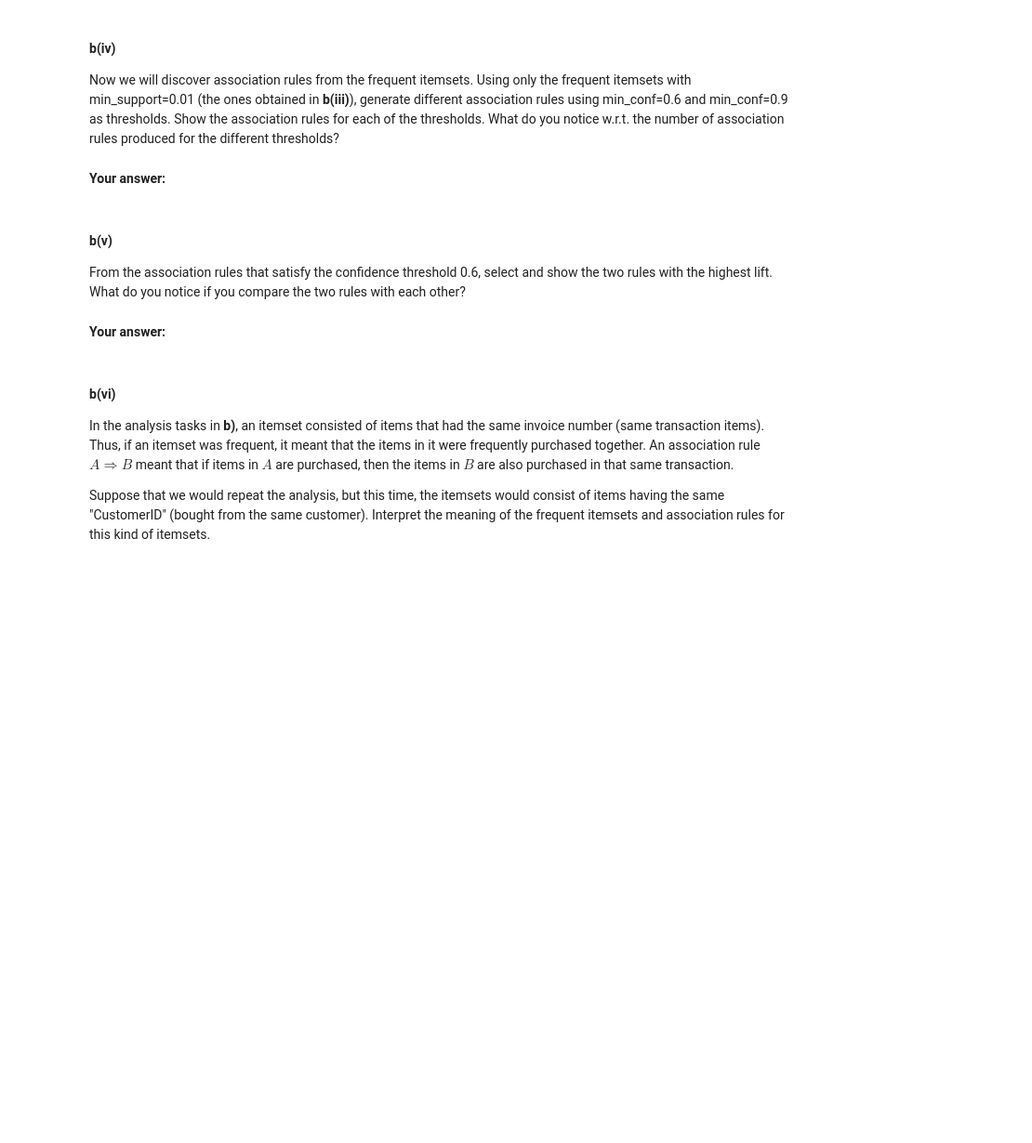
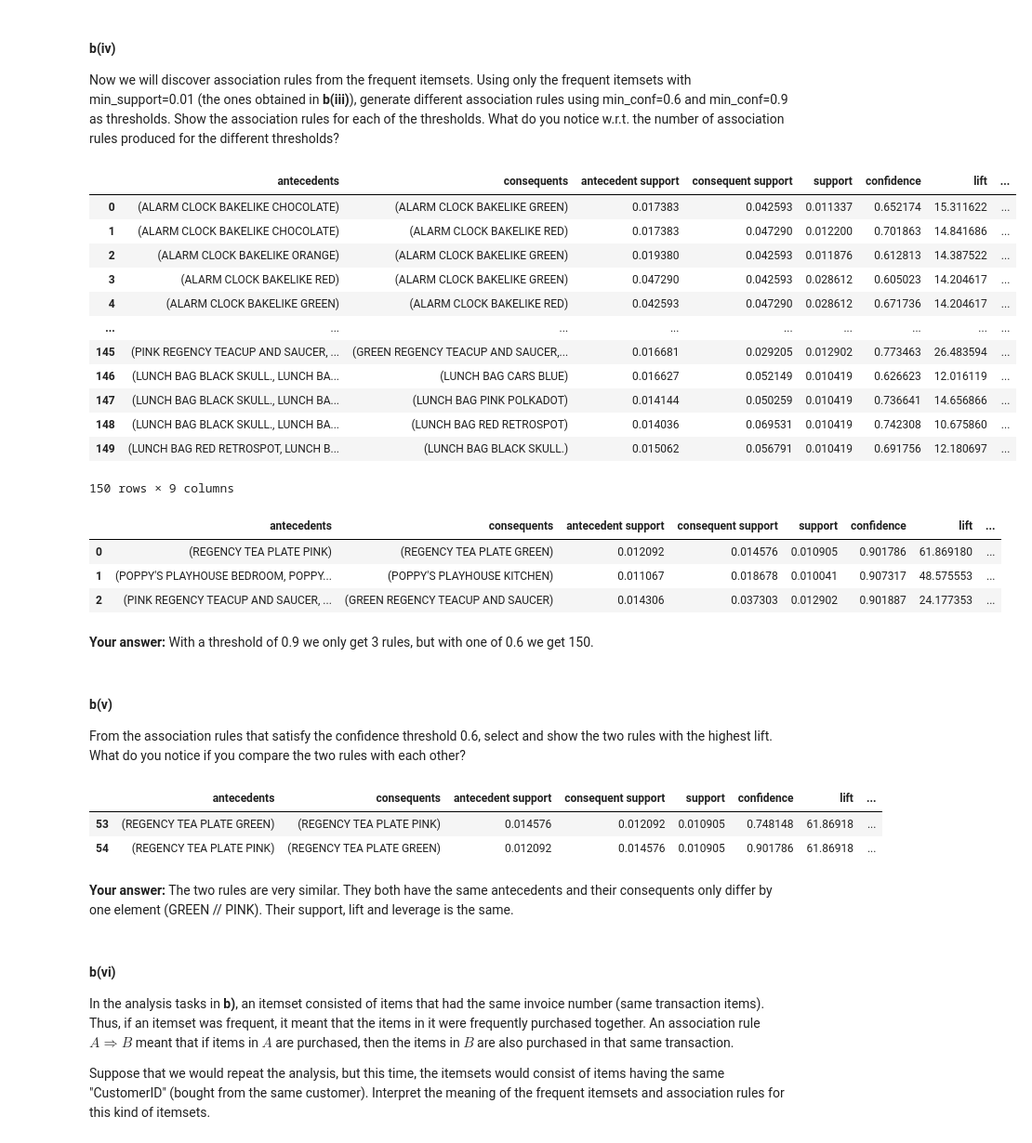
Before and after one commit to CodingTil/2022_23---Introduction-to-Data-Science---Exercises, a Jupyter notebook: assignment_2/assignment2.ipynb, the cells around one changed output. Shown at 93% size. Cells and saved outputs as stored; diff of their text form; code cells hidden in the pictures; blank space fills up the shorter version.

```diff
--- a/assignment_2/assignment2.ipynb
+++ b/assignment_2/assignment2.ipynb
@@ -432,7 +460,15 @@ You are interested in analyzing itemsets that are frequently purchased together.
 
 Apply these preprocessing steps to the dataset `retail_df` and apply them on the dataframe itself (e.g. set inplace=True).
 # %%
-# your code
+# 1) No missing values:
+if retail_df.isna().sum().sum() != 0:
+    raise Exception("There are missing values in the dataset that have to be corrected.")
+
+# 2) Standardize Description: Remove all whitespaces and replaces them with a single space between words:
+retail_df['Description'] = retail_df['Description'].apply(lambda des: " ".join(des.split()))
+
+# 3) Remove rows with Invoice number starting with letter 'C':
+retail_df.drop(retail_df[retail_df['Invoice'].apply(lambda i: i[0]) == 'C'].index, inplace=True)
 # %% [markdown]
 #### **a(iv)**
 After applying the preprocessing steps in **a(iii)** , repeat again the task **a(ii)**, that is:
@@ -455,4 +503,6 @@ Each invoice number in the dataset identifies a unique transaction. There are po
 
 Create a new dataframe named `transaction_df` with two columns: "Invoice" and "Description". Here the "Invoice" value is the index of the dataframe (the unique number identifying each row) and "Description" is the column containing all items (without duplicates) purchased within the transaction with that invoice number. Display the first few rows of your dataframe. How many rows does the `transaction_df` have?
 # %%
-# your code
+transaction_df = retail_df.groupby('Invoice').agg({'Description': lambda des: des.unique()})
+print(f"transaction_df has {transaction_df.shape[0]} rows.")
+transaction_df.head()
@@ -464,4 +523,6 @@ Next, we want to compute frequent itemsets and association rules based on the se
 
 *Hint: Note that your dataframe 'transactions' must contain as many rows as there are invoice numbers and as many columns as there are unique products.*
 # %%
-# your code
+encoder = TransactionEncoder()
+transactions = pd.DataFrame(encoder.fit_transform(list(transaction_df['Description'])), index=transaction_df.index, columns=encoder.columns_)
+transactions.shape
@@ -469,4 +532,5 @@ Next, we want to compute frequent itemsets and association rules based on the se
 #### **b(iii)**
 Use the apriori method on `transactions` to obtain all frequent itemsets using min_support=0.01. Display all frequent itemsets that have at least three items. What support count does an itemset have for our case if it satisfies min_support=0.01?
 # %%
-# your code
+fi = apriori(transactions, min_support=0.01, use_colnames=True)
+fi[fi['itemsets'].apply(lambda itemset: len(itemset) >= 3)]
@@ -476,16 +558,41 @@ Use the apriori method on `transactions` to obtain all frequent itemsets using m
 #### **b(iv)**
 Now we will discover association rules from the frequent itemsets. Using only the frequent itemsets with min_support=0.01 (the ones obtained in **b(iii)**), generate different association rules using min_conf=0.6 and min_conf=0.9 as thresholds. Show the association rules for each of the thresholds. What do you notice w.r.t. the number of association rules produced for the different thresholds?
 # %%
-# your code
+rules_0_6 = arule(fi, min_threshold=0.6)
+rules_0_9 = arule(fi, min_threshold=0.9)
+display(rules_0_6)
+display(rules_0_9)
+# %% [output]
+|  | antecedents | consequents | antecedent support | consequent support | support | confidence | lift | ... |
+| 0 | (ALARM CLOCK BAKELIKE CHOCOLATE) | (ALARM CLOCK BAKELIKE GREEN) | 0.017383 | 0.042593 | 0.011337 | 0.652174 | 15.311622 | ... |
+| 1 | (ALARM CLOCK BAKELIKE CHOCOLATE) | (ALARM CLOCK BAKELIKE RED) | 0.017383 | 0.047290 | 0.012200 | 0.701863 | 14.841686 | ... |
+| 2 | (ALARM CLOCK BAKELIKE ORANGE) | (ALARM CLOCK BAKELIKE GREEN) | 0.019380 | 0.042593 | 0.011876 | 0.612813 | 14.387522 | ... |
+| 3 | (ALARM CLOCK BAKELIKE RED) | (ALARM CLOCK BAKELIKE GREEN) | 0.047290 | 0.042593 | 0.028612 | 0.605023 | 14.204617 | ... |
+| 4 | (ALARM CLOCK BAKELIKE GREEN) | (ALARM CLOCK BAKELIKE RED) | 0.042593 | 0.047290 | 0.028612 | 0.671736 | 14.204617 | ... |
+| ... | ... | ... | ... | ... | ... | ... | ... | ... |
+| 145 | (PINK REGENCY TEACUP AND SAUCER, ... | (GREEN REGENCY TEACUP AND SAUCER,... | 0.016681 | 0.029205 | 0.012902 | 0.773463 | 26.483594 | ... |
+| 146 | (LUNCH BAG BLACK SKULL., LUNCH BA... | (LUNCH BAG CARS BLUE) | 0.016627 | 0.052149 | 0.010419 | 0.626623 | 12.016119 | ... |
+| 147 | (LUNCH BAG BLACK SKULL., LUNCH BA... | (LUNCH BAG PINK POLKADOT) | 0.014144 | 0.050259 | 0.010419 | 0.736641 | 14.656866 | ... |
+| 148 | (LUNCH BAG BLACK SKULL., LUNCH BA... | (LUNCH BAG RED RETROSPOT) | 0.014036 | 0.069531 | 0.010419 | 0.742308 | 10.675860 | ... |
+| 149 | (LUNCH BAG RED RETROSPOT, LUNCH B... | (LUNCH BAG BLACK SKULL.) | 0.015062 | 0.056791 | 0.010419 | 0.691756 | 12.180697 | ... |
+150 rows × 9 columns
+|  | antecedents | consequents | antecedent support | consequent support | support | confidence | lift | ... |
+| 0 | (REGENCY TEA PLATE PINK) | (REGENCY TEA PLATE GREEN) | 0.012092 | 0.014576 | 0.010905 | 0.901786 | 61.869180 | ... |
+| 1 | (POPPY'S PLAYHOUSE BEDROOM, POPPY... | (POPPY'S PLAYHOUSE KITCHEN) | 0.011067 | 0.018678 | 0.010041 | 0.907317 | 48.575553 | ... |
+| 2 | (PINK REGENCY TEACUP AND SAUCER, ... | (GREEN REGENCY TEACUP AND SAUCER) | 0.014306 | 0.037303 | 0.012902 | 0.901887 | 24.177353 | ... |
 # %% [markdown]
-**Your answer:**
+**Your answer:** With a threshold of 0.9 we only get 3 rules, but with one of 0.6 we get 150.
 # %% [markdown]
 #### **b(v)**
 From the association rules that satisfy the confidence threshold 0.6, select and show the two rules with the highest lift. What do you notice if you compare the two rules with each other?
 # %%
-# your code
+rules_0_6.sort_values('lift', ascending=False).head(2)
+# %% [output]
+|  | antecedents | consequents | antecedent support | consequent support | support | confidence | lift | ... |
+| 53 | (REGENCY TEA PLATE GREEN) | (REGENCY TEA PLATE PINK) | 0.014576 | 0.012092 | 0.010905 | 0.748148 | 61.86918 | ... |
+| 54 | (REGENCY TEA PLATE PINK) | (REGENCY TEA PLATE GREEN) | 0.012092 | 0.014576 | 0.010905 | 0.901786 | 61.86918 | ... |
 # %% [markdown]
-**Your answer:**
+**Your answer:** The two rules are very similar. They both have the same antecedents and their consequents only differ by one element (GREEN // PINK). Their support, lift and leverage is the same.
 # %% [markdown]
 #### **b(vi)**
 
```
Also changed, not shown: parts of 11 cells of this notebook.
